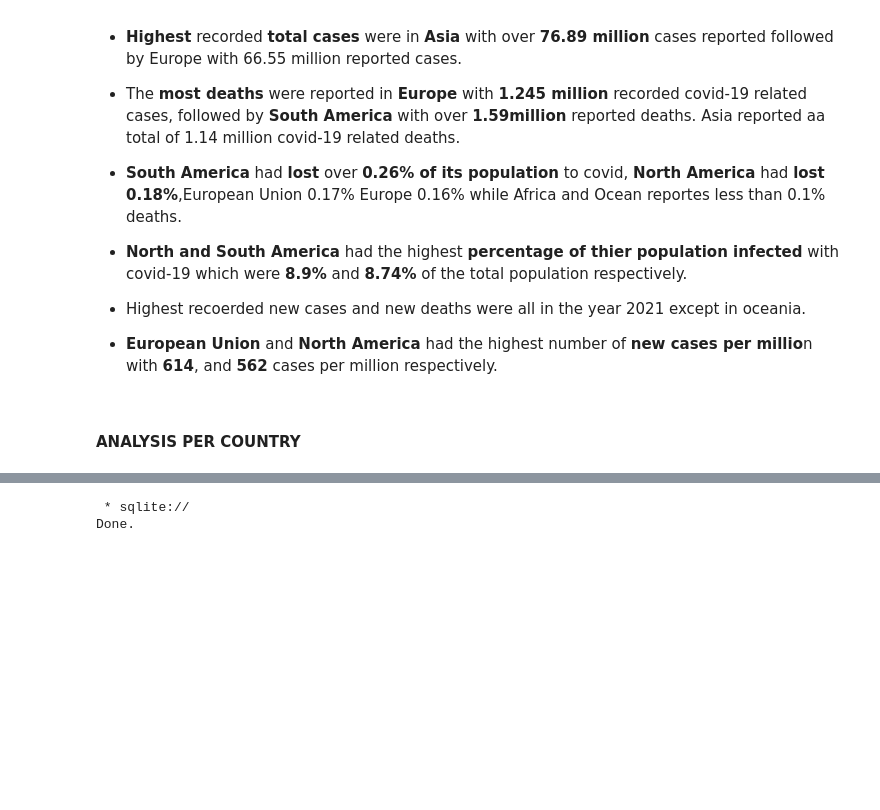
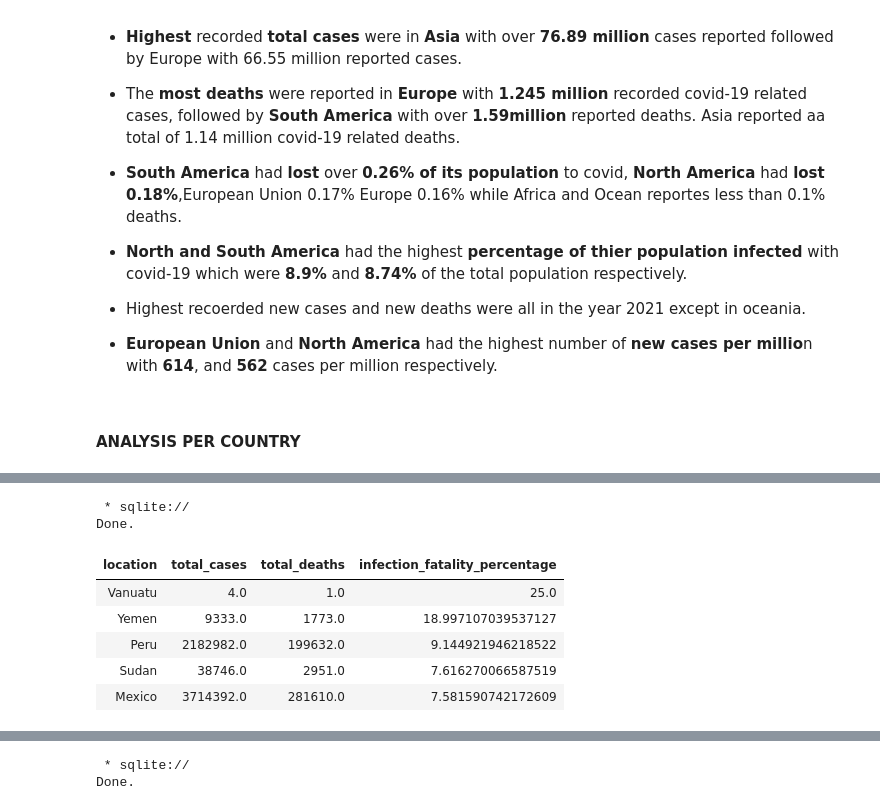
Before and after one commit to MaureenGatu/Data-Analysis, a Jupyter notebook: Global_data_on_confirmed_COVID_19_deaths.ipynb, the cells around one changed output, grey strips where cells are left out. Cells and saved outputs as stored; diff of their text form; code cells hidden in the pictures; blank space fills up the shorter version.

```diff
--- a/Global_data_on_confirmed_COVID_19_deaths.ipynb
+++ b/Global_data_on_confirmed_COVID_19_deaths.ipynb
@@ -443,0 +488,22 @@ Done.
+# %%
+%%sql
+-- Country with most reported cases
+SELECT location, total_cases, total_deaths, (total_deaths/total_cases)*100 as infection_fatality_percentage
+FROM covid_deaths
+-- Exclude continent=wide data
+WHERE continent IS NOT NULL
+--TO select distinct countries
+GROUP BY location
+--Order by the total cases
+ORDER BY 4 desc
+--View the top 5 countries
+LIMIT 5;
+# %% [output]
+ * sqlite://
+Done.
+| location | total_cases | total_deaths | infection_fatality_percentage |
+| Vanuatu | 4.0 | 1.0 | 25.0 |
+| Yemen | 9333.0 | 1773.0 | 18.997107039537127 |
+| Peru | 2182982.0 | 199632.0 | 9.144921946218522 |
+| Sudan | 38746.0 | 2951.0 | 7.616270066587519 |
+| Mexico | 3714392.0 | 281610.0 | 7.581590742172609 |
```
Also changed, not shown: parts of 14 cells of this notebook.
